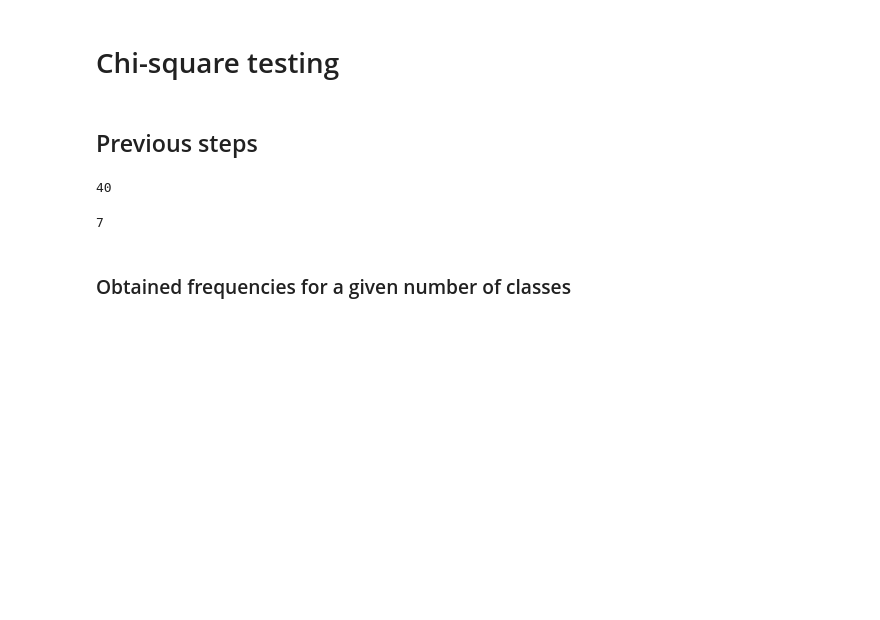
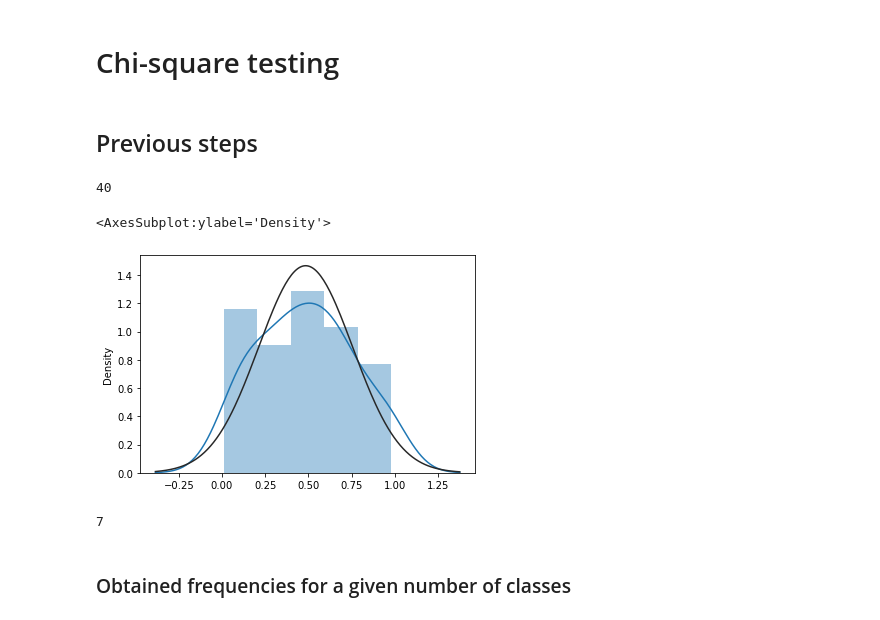
Before and after one commit to DiegoFLM/statistics-probabilty, a Jupyter notebook: randomnessTests/statisticalTesting.ipynb, the cells around one changed output. Saved outputs shown, nothing was run; the diff lists cells and outputs as text; code cells hidden in the pictures; blank space fills up the shorter version.

```diff
--- a/randomnessTests/statisticalTesting.ipynb
+++ b/randomnessTests/statisticalTesting.ipynb
@@ -62,6 +65,11 @@ data = np.array([
 data.size
 # %% [output]
 40
+# %%
+sns.distplot(data, kde=True, fit=stats.norm)
+# %% [output]
+<AxesSubplot:ylabel='Density'>
+[figure, added]
 # %%
 c = math.ceil( math.sqrt(data.size) )
 c
```
Also changed, not shown: parts of 16 cells of this notebook, 1 other file.
